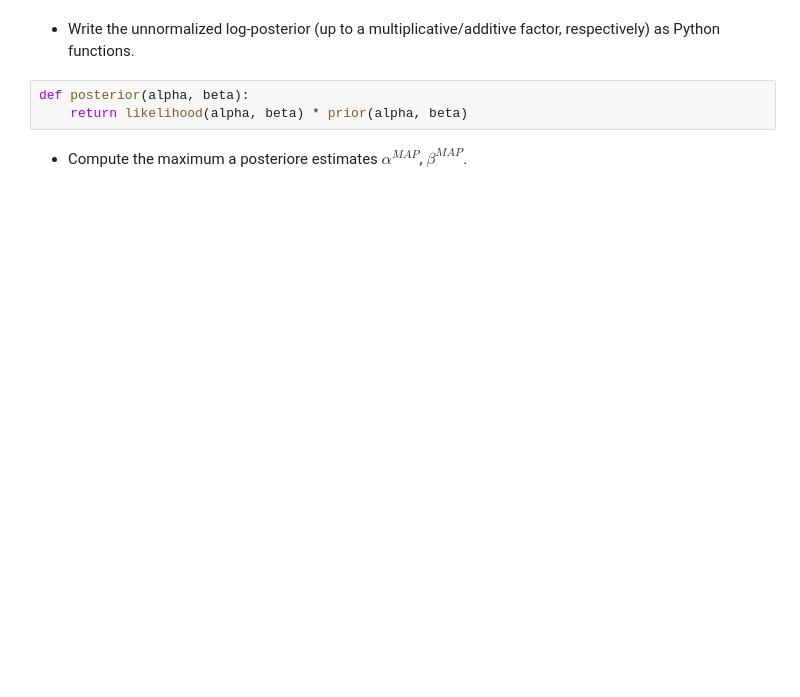
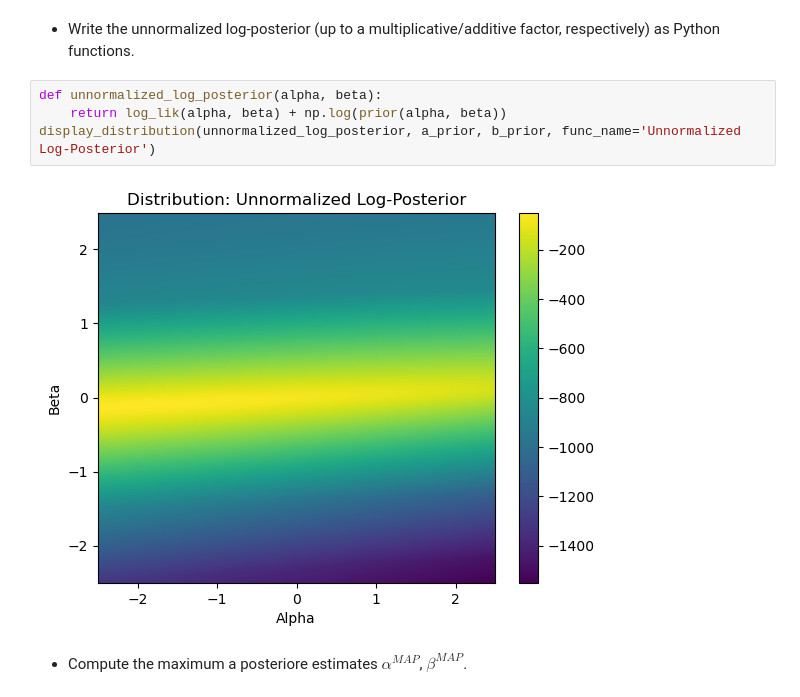
Before and after one commit to FedericoGritti/probabilistic_mushroom_spoilage_model, a Jupyter notebook: carnio_gritti.ipynb, the cells around one changed output. Cells and saved outputs as stored; diff of their text form; blank space fills up the shorter version.

```diff
--- a/carnio_gritti.ipynb
+++ b/carnio_gritti.ipynb
@@ -359,7 +407,10 @@ TO BE DONE
 # %% [markdown]
 * Write the unnormalized log-posterior (up to a multiplicative/additive factor, respectively) as Python functions.
 # %%
-def posterior(alpha, beta):
-    return likelihood(alpha, beta) * prior(alpha, beta)
+def unnormalized_log_posterior(alpha, beta):
+    return log_lik(alpha, beta) + np.log(prior(alpha, beta))
+display_distribution(unnormalized_log_posterior, a_prior, b_prior, func_name='Unnormalized Log-Posterior')
+# %% [output]
+[figure, added]
 # %% [markdown]
 * Compute the maximum a posteriore estimates $\alpha^{MAP}$, $\beta^{MAP}$.
```
Also changed, not shown: parts of 23 cells of this notebook.
